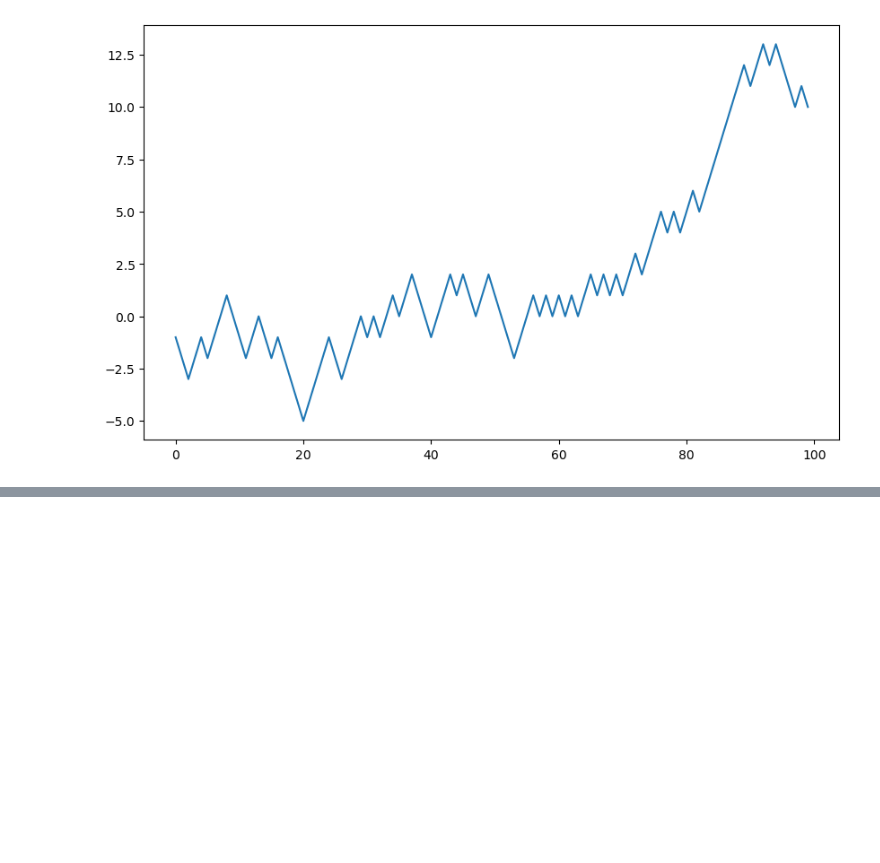
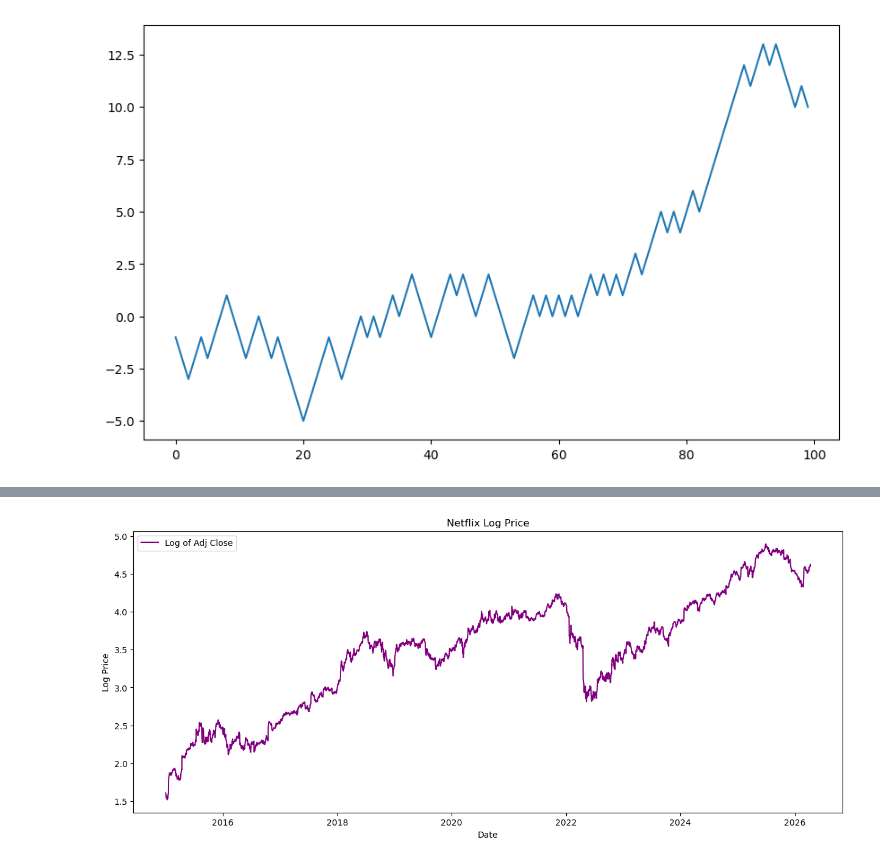
Before and after one commit to YongY-Github/TS, a Jupyter notebook: basics.ipynb, the cells around one changed output, grey strips where cells are left out. Cells and saved outputs as stored; diff of their text form; code cells hidden in the pictures; blank space fills up the shorter version.

```diff
--- a/basics.ipynb
+++ b/basics.ipynb
@@ -43,0 +124,14 @@ There are many good reasons to take logs in finance. Here are a few:
+# %%
+# Use 'Adj Close' for adjusted prices
+df['LogPrice'] = np.log(df['Adj Close'])
+
+# Plot log price
+plt.figure(figsize=(15,6))
+plt.plot(df.index, df['LogPrice'], color='purple', label="Log of Adj Close")
+plt.title("Netflix Log Price")
+plt.ylabel("Log Price")
+plt.xlabel("Date")
+plt.legend()
+plt.show()
+# %% [output]
+[figure, added]
```
Also changed, not shown: parts of 17 cells of this notebook, 3 other files.
